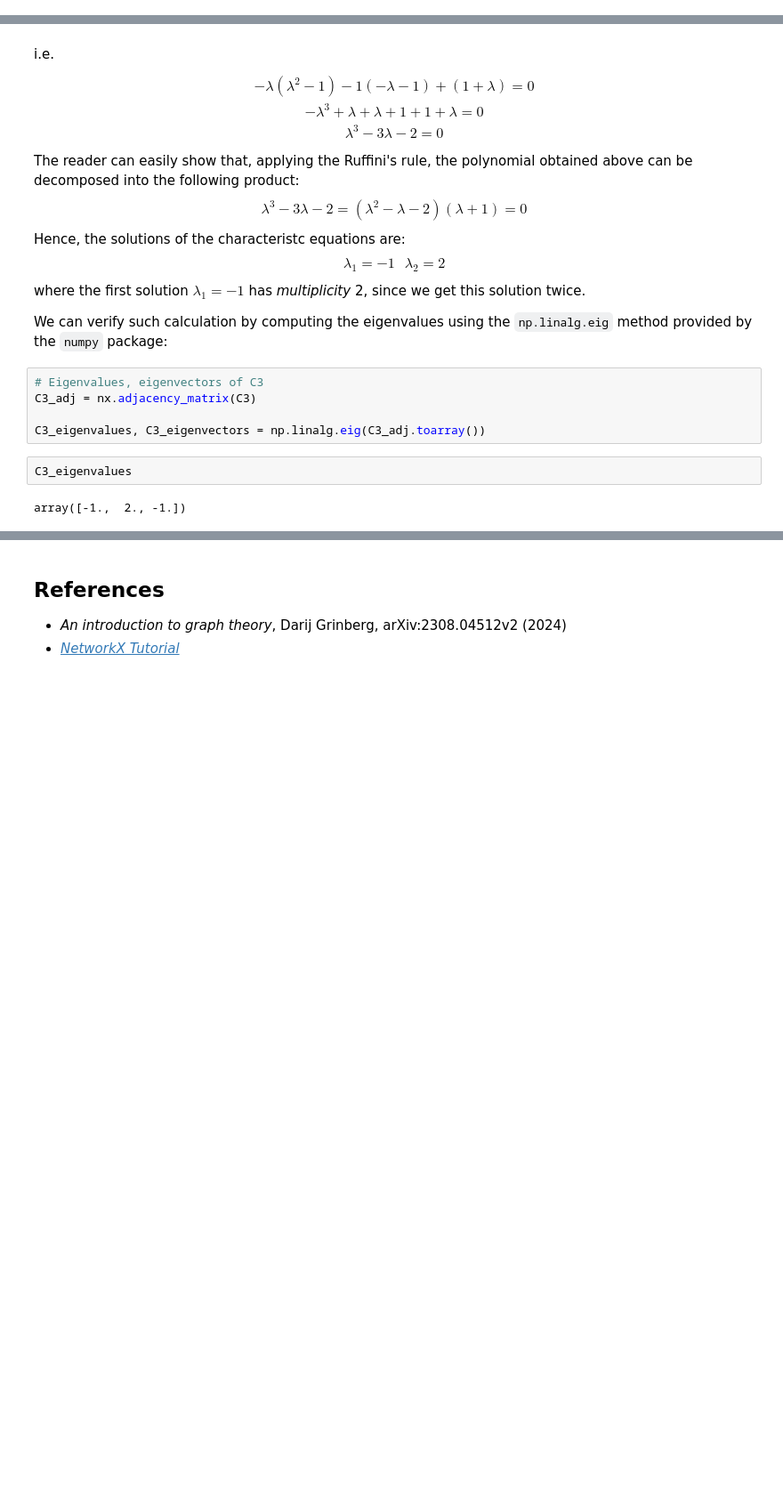
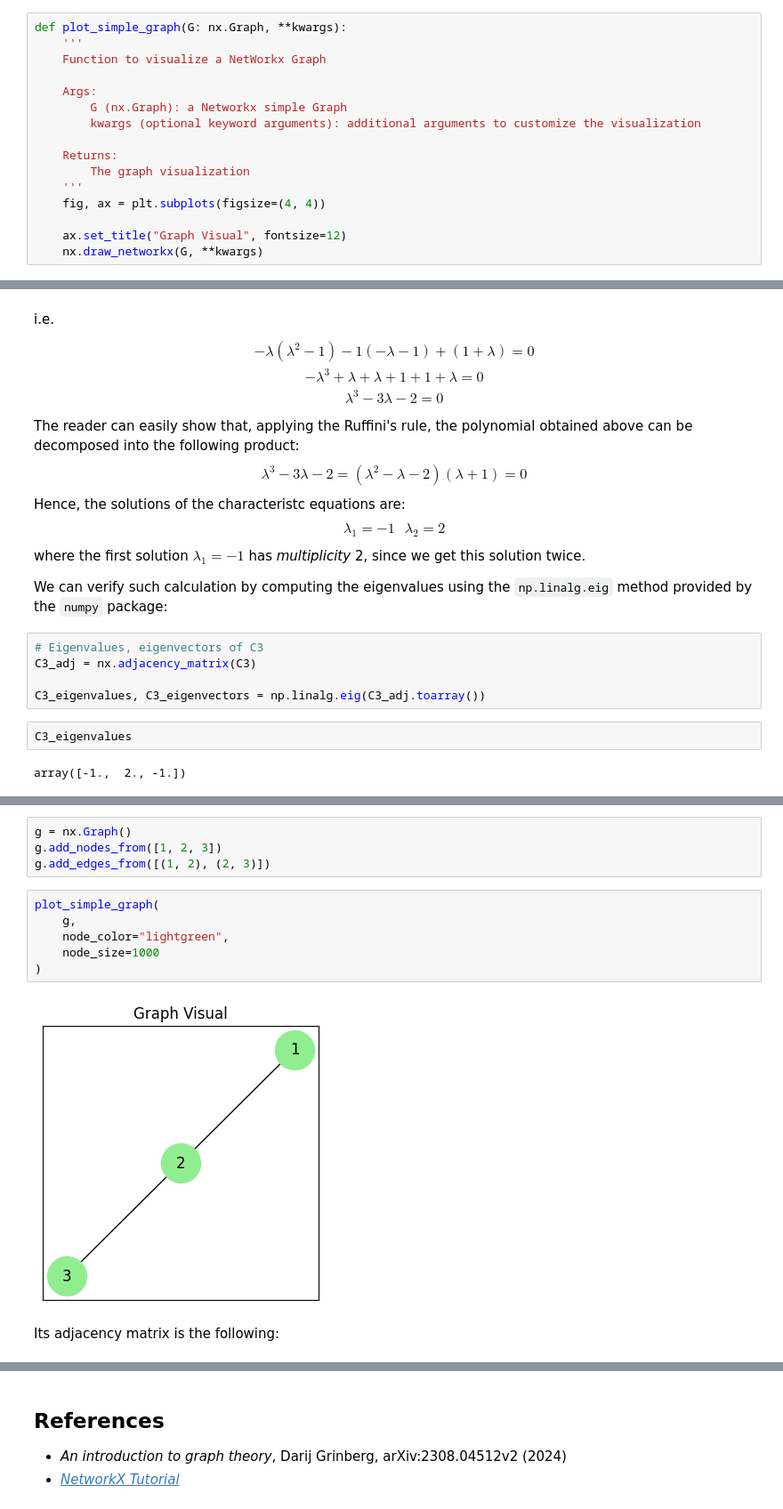
Before and after one commit to mirko-leccese/The-Machine-Learning-Project, a Jupyter notebook: graphs/graph-theory-networkx-2.ipynb, the cells around one changed output, grey strips where cells are left out. Shown: that part at 89% size. Saved outputs shown, nothing was run; the diff lists cells and outputs as text; blank space fills up the shorter version.

```diff
--- a/graphs/graph-theory-networkx-2.ipynb
+++ b/graphs/graph-theory-networkx-2.ipynb
@@ -61,6 +61,22 @@ def plot_multigraph(G: nx.MultiGraph(), type_curvature, figsize=(4, 4), **node_a
 
 
     plt.show()
+# %%
+def plot_simple_graph(G: nx.Graph, **kwargs):
+    '''
+    Function to visualize a NetWorkx Graph
+
+    Args:
+        G (nx.Graph): a Networkx simple Graph
+        kwargs (optional keyword arguments): additional arguments to customize the visualization
+
+    Returns:
+        The graph visualization
+    '''
+    fig, ax = plt.subplots(figsize=(4, 4))
+
+    ax.set_title("Graph Visual", fontsize=12)
+    nx.draw_networkx(G, **kwargs)
 # %% [markdown]
 # Intermediate concepts in Graph Theory: from *Multigraphs* to *Bipartite Graphs*
 
@@ -1131,0 +1162,14 @@ The determinant of the first two matrix are identically zero, while the determin
+# %%
+g = nx.Graph()
+g.add_nodes_from([1, 2, 3])
+g.add_edges_from([(1, 2), (2, 3)])
+# %%
+plot_simple_graph(
+    g,
+    node_color="lightgreen",
+    node_size=1000
+)
+# %% [output]
+[figure, added]
+# %% [markdown]
+Its adjacency matrix is the following:
```
Also changed, not shown: parts of 33 cells of this notebook.
